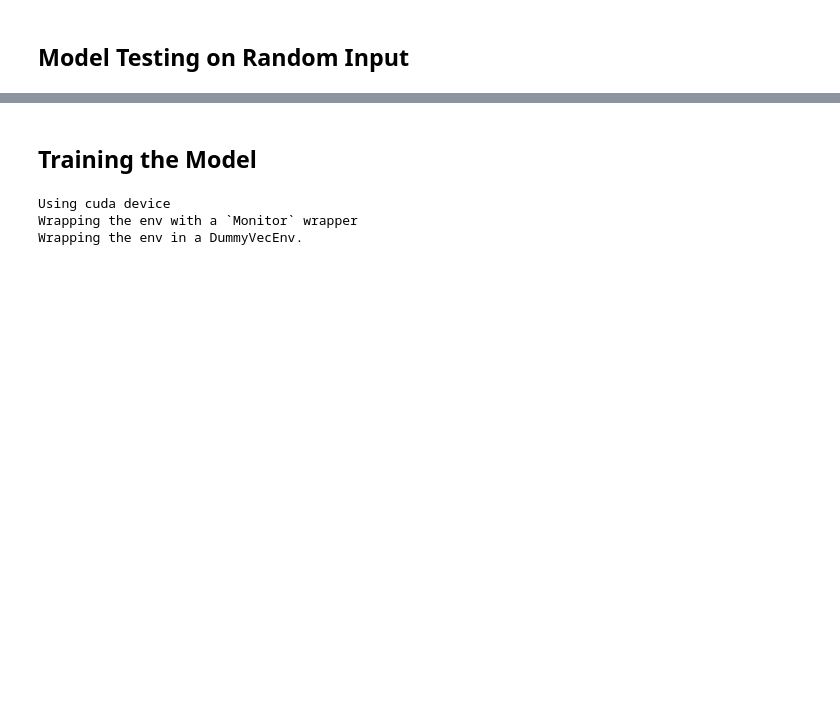
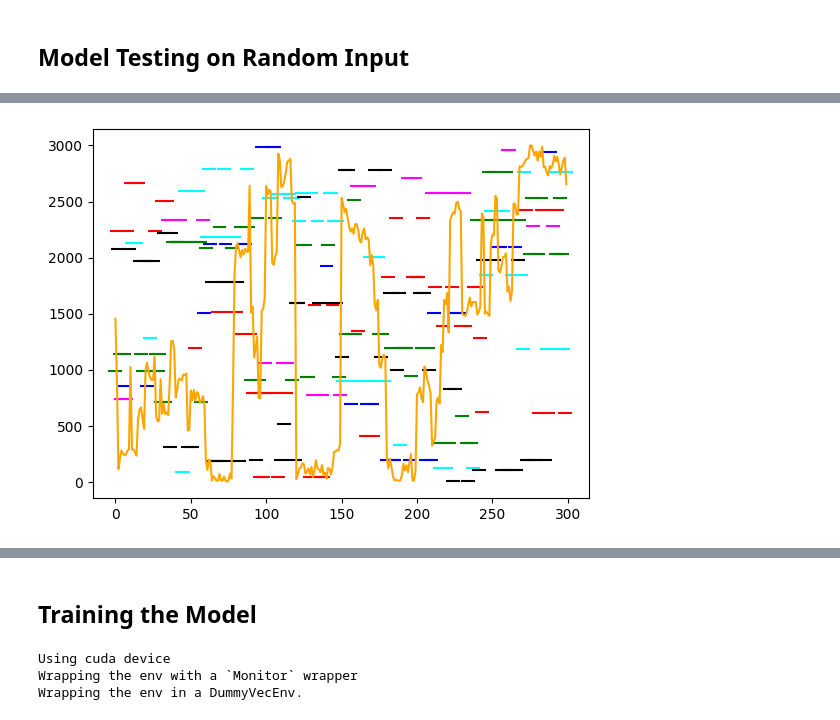
Before and after one commit to FortemDave/Reinforcement-Learning-for-Network-Selection, a Jupyter notebook: Reinforcement Learning.ipynb, the cells around one changed output, grey strips where cells are left out. Drawn from its saved outputs; the diff is of its cells as text; code cells hidden in the pictures; blank space fills up the shorter version.

```diff
--- a/Reinforcement Learning.ipynb
+++ b/Reinforcement Learning.ipynb
@@ -147,0 +235,8 @@ Episode:10 Score:-1187
+# %%
+import matplotlib.colors as mcolors
+cmap, norm = mcolors.from_levels_and_colors([0,1,2,3,4,5,6,7,8,9,10], ['cyan','red', 'green','magenta','black','blue','cyan','red', 'green','black'])
+plt.plot(np.arange(0,len(app_bandwidth_changes)),app_bandwidth_changes,color='orange')
+plt.scatter(np.arange(0,len(best_network_bandwidth)),best_network_bandwidth,marker="_",s=100,c=networkSelected, cmap=cmap, norm=norm)
+plt.show()
+# %% [output]
+[figure, added]
```
Also changed, not shown: parts of 15 cells of this notebook, 2 other files.
